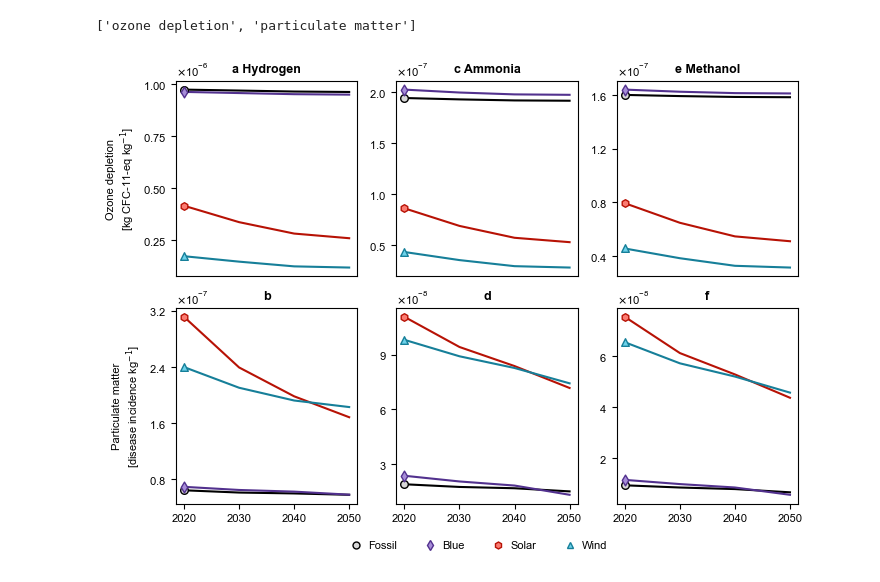
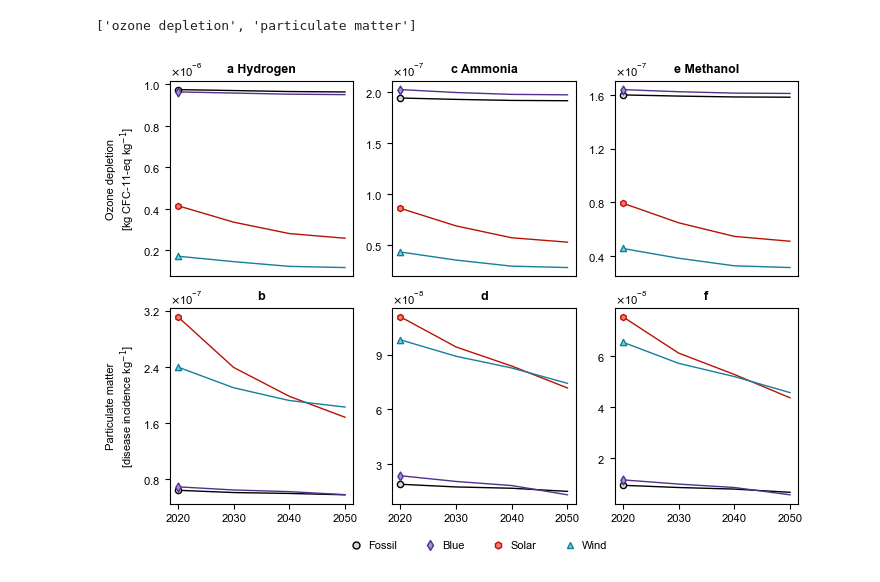
Before and after one commit to abhix2704/Prospective-LCA, a Jupyter notebook: Code/burdenShiftingMainPlots.ipynb, the cells around one changed output. Drawn from its saved outputs; the diff is of its cells as text; code cells hidden in the pictures.

```diff
--- a/Code/burdenShiftingMainPlots.ipynb
+++ b/Code/burdenShiftingMainPlots.ipynb
@@ -592,17 +592,17 @@ for i in range(0, len(impactCategoriesMain)):
     hydrogenWindRCP26 = hydrogenWindRCP26.reset_index(drop = True)
     hydrogenSolarRCP26 = hydrogenSolarRCP26.reset_index(drop = True)
 
-    ax[i, 0].plot(years, hydrogenBAURCP26['Impact'], label = 'Fossil', color = 'black', zorder = 0, linestyle = '-', linewidth = 1.5)
-    ax[i, 0].plot(years, hydrogenBlueRCP26['Impact'], label = 'Blue', color = '#52318E', zorder = 0, linestyle = '-', linewidth = 1.5)
-    ax[i, 0].plot(years, hydrogenSolarRCP26['Impact'], label = 'Solar', color = '#B71205', zorder = 0, linestyle = '-', linewidth = 1.5)
-    ax[i, 0].plot(years, hydrogenWindRCP26['Impact'], label = 'Wind', color = '#167F99', zorder = 0, linestyle = '-', linewidth = 1.5)
-    ax[i, 0].scatter(years[0], hydrogenBAURCP26['Impact'][0], label = 'Blue', s = 30,
+    ax[i, 0].plot(years, hydrogenBAURCP26['Impact'], label = 'Fossil', color = 'black', zorder = 0, linestyle = '-', linewidth = 1)
+    ax[i, 0].plot(years, hydrogenBlueRCP26['Impact'], label = 'Blue', color = '#52318E', zorder = 0, linestyle = '-', linewidth = 1)
+    ax[i, 0].plot(years, hydrogenSolarRCP26['Impact'], label = 'Solar', color = '#B71205', zorder = 0, linestyle = '-', linewidth = 1)
+    ax[i, 0].plot(years, hydrogenWindRCP26['Impact'], label = 'Wind', color = '#167F99', zorder = 0, linestyle = '-', linewidth = 1)
+    ax[i, 0].scatter(years[0], hydrogenBAURCP26['Impact'][0], label = 'Blue', s = 20,
                               marker = 'o', facecolor = '#d8d8d8', edgecolors = 'black', zorder = 1)
-    ax[i, 0].scatter(years[0], hydrogenBlueRCP26['Impact'][0], label = 'Blue', s = 30,
+    ax[i, 0].scatter(years[0], hydrogenBlueRCP26['Impact'][0], label = 'Blue', s = 20,
                               marker = 'd', facecolor = '#A78DD8', edgecolors = '#52318E', zorder = 1)
-    ax[i, 0].scatter(years[0], hydrogenSolarRCP26['Impact'][0], label = 'Solar', s = 30,
+    ax[i, 0].scatter(years[0], hydrogenSolarRCP26['Impact'][0], label = 'Solar', s = 20,
                               marker = 'h', facecolor = '#FB7B71', edgecolors = '#B71205', zorder = 1)
-    ax[i, 0].scatter(years[0], hydrogenWindRCP26['Impact'][0], label = 'Wind', s = 30,
+    ax[i, 0].scatter(years[0], hydrogenWindRCP26['Impact'][0], label = 'Wind', s = 20,
                               marker = '^', facecolor = '#6DD2EA', edgecolors = '#167F99', zorder = 1)
 
     ammoniaResult = ammoniaResults[impactCategoriesMain[i]]
@@ -616,17 +616,17 @@ for i in range(0, len(impactCategoriesMain)):
     ammoniaWindRCP26 = ammoniaWindRCP26.reset_index(drop = True)
     ammoniaSolarRCP26 = ammoniaSolarRCP26.reset_index(drop = True)
 
-    ax[i, 1].plot(years, ammoniaBAURCP26['Impact'], label = 'Fossil', color = 'black', zorder = 0, linestyle = '-', linewidth = 1.5)
-    ax[i, 1].plot(years, ammoniaBlueRCP26['Impact'], label = 'Blue', color = '#52318E', zorder = 0, linestyle = '-', linewidth = 1.5)
-    ax[i, 1].plot(years, ammoniaSolarRCP26['Impact'], label = 'Solar', color = '#B71205', zorder = 0, linestyle = '-', linewidth = 1.5)
-    ax[i, 1].plot(years, ammoniaWindRCP26['Impact'], label = 'Wind', color = '#167F99', zorder = 0, linestyle = '-', linewidth = 1.5)
-    ax[i, 1].scatter(years[0], ammoniaBAURCP26['Impact'][0], label = 'Blue', s = 30,
+    ax[i, 1].plot(years, ammoniaBAURCP26['Impact'], label = 'Fossil', color = 'black', zorder = 0, linestyle = '-', linewidth = 1)
+    ax[i, 1].plot(years, ammoniaBlueRCP26['Impact'], label = 'Blue', color = '#52318E', zorder = 0, linestyle = '-', linewidth = 1)
+    ax[i, 1].plot(years, ammoniaSolarRCP26['Impact'], label = 'Solar', color = '#B71205', zorder = 0, linestyle = '-', linewidth = 1)
+    ax[i, 1].plot(years, ammoniaWindRCP26['Impact'], label = 'Wind', color = '#167F99', zorder = 0, linestyle = '-', linewidth = 1)
+    ax[i, 1].scatter(years[0], ammoniaBAURCP26['Impact'][0], label = 'Blue', s = 20,
                               marker = 'o', facecolor = '#d8d8d8', edgecolors = 'black', zorder = 1)
-    ax[i, 1].scatter(years[0], ammoniaBlueRCP26['Impact'][0], label = 'Blue', s = 30,
+    ax[i, 1].scatter(years[0], ammoniaBlueRCP26['Impact'][0], label = 'Blue', s = 20,
                               marker = 'd', facecolor = '#A78DD8', edgecolors = '#52318E', zorder = 1)
-    ax[i, 1].scatter(years[0], ammoniaSolarRCP26['Impact'][0], label = 'Solar', s = 30,
+    ax[i, 1].scatter(years[0], ammoniaSolarRCP26['Impact'][0], label = 'Solar', s = 20,
                               marker = 'h', facecolor = '#FB7B71', edgecolors = '#B71205', zorder = 1)
-    ax[i, 1].scatter(years[0], ammoniaWindRCP26['Impact'][0], label = 'Wind', s = 30,
+    ax[i, 1].scatter(years[0], ammoniaWindRCP26['Impact'][0], label = 'Wind', s = 20,
                               marker = '^', facecolor = '#6DD2EA', edgecolors = '#167F99', zorder = 1)
 
     methanolResult = methanolResults[impactCategoriesMain[i]]
@@ -640,17 +640,17 @@ for i in range(0, len(impactCategoriesMain)):
     methanolWindRCP26 = methanolWindRCP26.reset_index(drop = True)
     methanolSolarRCP26 = methanolSolarRCP26.reset_index(drop = True)
 
-    ax[i, 2].plot(years, methanolBAURCP26['Impact'], label = 'Fossil', color = 'black', zorder = 0, linestyle = '-', linewidth = 1.5)
-    ax[i, 2].plot(years, methanolBlueRCP26['Impact'], label = 'Blue', color = '#52318E', zorder = 0, linestyle = '-', linewidth = 1.5)
-    ax[i, 2].plot(years, methanolSolarRCP26['Impact'], label = 'Solar', color = '#B71205', zorder = 0, linestyle = '-', linewidth = 1.5)
-    ax[i, 2].plot(years, methanolWindRCP26['Impact'], label = 'Wind', color = '#167F99', zorder = 0, linestyle = '-', linewidth = 1.5)
-    ax[i, 2].scatter(years[0], methanolBAURCP26['Impact'][0], label = 'Blue', s = 30,
+    ax[i, 2].plot(years, methanolBAURCP26['Impact'], label = 'Fossil', color = 'black', zorder = 0, linestyle = '-', linewidth = 1.0)
+    ax[i, 2].plot(years, methanolBlueRCP26['Impact'], label = 'Blue', color = '#52318E', zorder = 0, linestyle = '-', linewidth = 1.0)
+    ax[i, 2].plot(years, methanolSolarRCP26['Impact'], label = 'Solar', color = '#B71205', zorder = 0, linestyle = '-', linewidth = 1.0)
+    ax[i, 2].plot(years, methanolWindRCP26['Impact'], label = 'Wind', color = '#167F99', zorder = 0, linestyle = '-', linewidth = 1.0)
+    ax[i, 2].scatter(years[0], methanolBAURCP26['Impact'][0], label = 'Blue', s = 20,
                               marker = 'o', facecolor = '#d8d8d8', edgecolors = 'black', zorder = 1)
-    ax[i, 2].scatter(years[0], methanolBlueRCP26['Impact'][0], label = 'Blue', s = 30,
+    ax[i, 2].scatter(years[0], methanolBlueRCP26['Impact'][0], label = 'Blue', s = 20,
                               marker = 'd', facecolor = '#A78DD8', edgecolors = '#52318E', zorder = 1)
-    ax[i, 2].scatter(years[0], methanolSolarRCP26['Impact'][0], label = 'Solar', s = 30,
+    ax[i, 2].scatter(years[0], methanolSolarRCP26['Impact'][0], label = 'Solar', s = 20,
                               marker = 'h', facecolor = '#FB7B71', edgecolors = '#B71205', zorder = 1)
-    ax[i, 2].scatter(years[0], methanolWindRCP26['Impact'][0], label = 'Wind', s = 30,
+    ax[i, 2].scatter(years[0], methanolWindRCP26['Impact'][0], label = 'Wind', s = 20,
                               marker = '^', facecolor = '#6DD2EA', edgecolors = '#167F99', zorder = 1)
 
     if i == 0:
@@ -667,31 +667,33 @@ for i in range(0, len(impactCategoriesMain)):
 
 for i in range(0, 2):
     for j in range(0, 3):
         if i < 1:
             ax[i, j].set_xticks([])
         ax[i, j].yaxis.set_major_locator(MaxNLocator(4))
         ax[i, j].yaxis.set_major_formatter(ticker.ScalarFormatter(useMathText = True))
         ax[i, j].ticklabel_format(axis = 'y', style = 'sci', scilimits = (0, 0))
 
+ax[0, 0].yaxis.set_major_locator(MaxNLocator(5))
+
 legend_elements2 = [Line2D([0], [0], marker = 'o', color = "none",
                                              markerfacecolor ='#d8d8d8', markeredgecolor = "black",
                                              label = 'Fossil', markersize = 5),
                    Line2D([0], [0], marker = 'd', color = "none",
                                              markerfacecolor ='#A78DD8', markeredgecolor = "#52318E",
                                              label = 'Blue', markersize = 5),
                    Line2D([0], [0], marker = 'h', color = "none",
                                              markerfacecolor ='#FB7B71', markeredgecolor = "#B71205",
                                              label = 'Solar', markersize = 5),
                    Line2D([0], [0], marker = '^', color = "none",
                                              markerfacecolor ='#6DD2EA', markeredgecolor = "#167F99",
                                              label = 'Wind', markersize = 5),]
 
 legend1 = fig.legend(handles = legend_elements2, frameon = False, loc = "upper center", ncol = 4,
           prop={"size":8}, bbox_to_anchor=(0.53, 0.01), handletextpad = 0.1)
 
 plotPathPNG = os.path.join('..', 'Plots', 'Phase 2', 'Burden shifting', 'All absolute image SSP2 GLO main.png')
 plotPathSVG = os.path.join('..', 'Plots', 'Phase 2', 'Burden shifting', 'All absolute image SSP2 GLO main.svg')
 plt.savefig(plotPathPNG, dpi = 600, format = 'png', bbox_inches = 'tight', facecolor = 'w')
 plt.savefig(plotPathSVG, dpi = 600, format = 'svg', bbox_inches = 'tight', facecolor = 'w')
 # %% [output]
-[figure, old version]
+[figure, new version]
```
Also changed, not shown: 15 other files.
